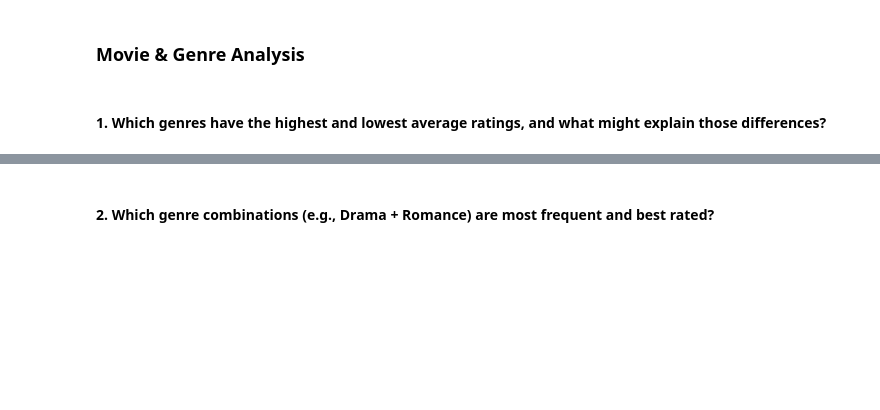
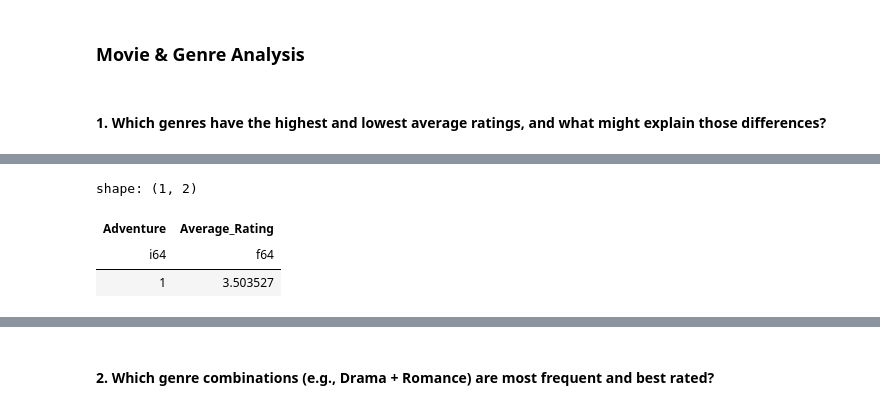
Before and after one commit to GoncaloBento/movielens-aws-duckdb, a Jupyter notebook: notebooks/data_base_handler.ipynb, the cells around one changed output, grey strips where cells are left out. Cells and saved outputs as stored; diff of their text form; code cells hidden in the pictures; blank space fills up the shorter version.

```diff
--- a/notebooks/data_base_handler.ipynb
+++ b/notebooks/data_base_handler.ipynb
@@ -155,0 +207,14 @@ print(df)
+# %%
+df_ratings_movies_agg_adventure = duckdb.query(
+    """ SELECT dfrm.Adventure, AVG(dfrm.rating) AS Average_Rating
+    FROM df_ratings_movies AS dfrm
+    WHERE dfrm.Adventure = 1
+    GROUP BY dfrm.Adventure
+"""
+).pl()
+df_ratings_movies_agg_adventure
+# %% [output]
+shape: (1, 2)
+| Adventure | Average_Rating |
+| i64 | f64 |
+| 1 | 3.503527 |
```
Also changed, not shown: parts of 25 cells of this notebook, 2 other files.
